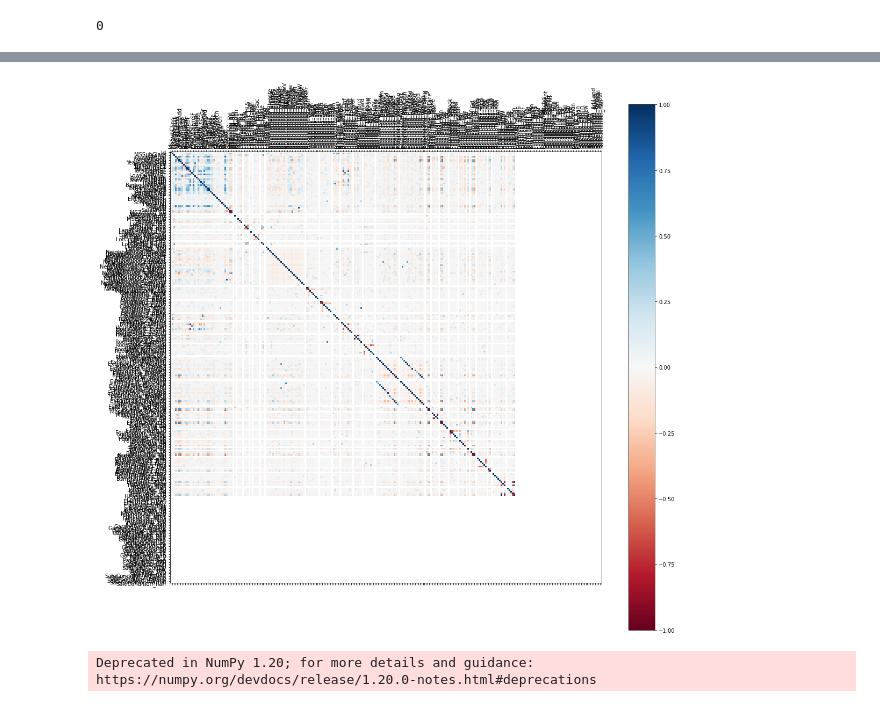
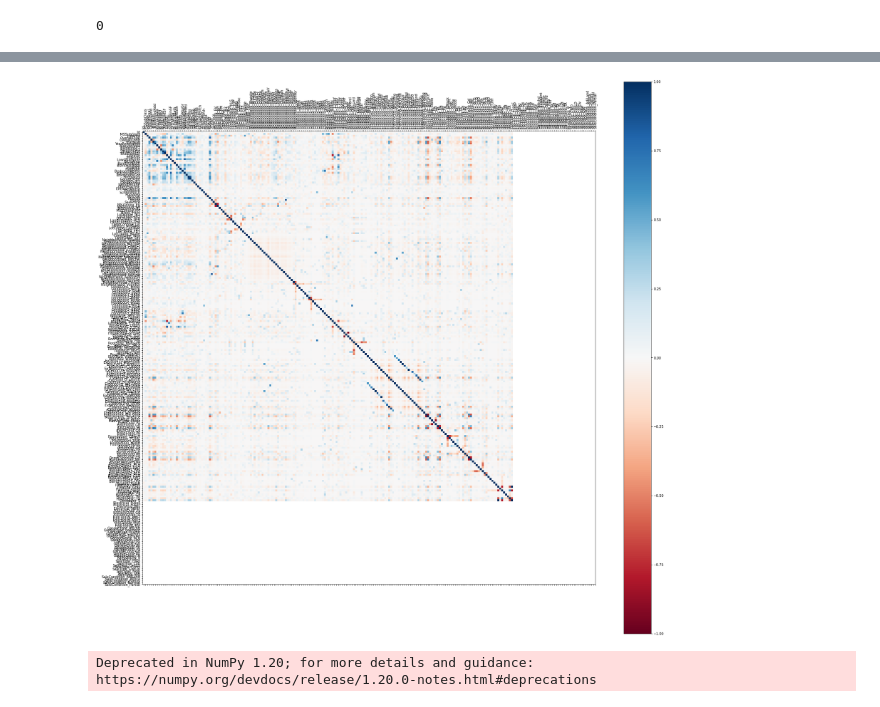
Before and after one commit to havaledar/House-prices-kaggle-6100, a Jupyter notebook: House_prices_categorical dummied.ipynb, the cells around one changed output, grey strips where cells are left out. Saved outputs shown, nothing was run; the diff lists cells and outputs as text; code cells hidden in the pictures.

```diff
--- a/House_prices_categorical dummied.ipynb
+++ b/House_prices_categorical dummied.ipynb
@@ -91,16 +71,18 @@ data=df_train_filled
 # %%
-corr = data.corr()
+corr = df_train_filled.corr()
 fig = plt.figure()
 ax = fig.add_subplot(111)
 cax = ax.matshow(corr,cmap='RdBu', vmin=-1, vmax=1)
 fig.colorbar(cax)
-ticks = np.arange(0,len(data.columns),1)
+ticks = np.arange(0,len(df_train_filled.columns),1)
 ax.set_xticks(ticks)
 plt.xticks(rotation=90)
 ax.set_yticks(ticks)
-ax.set_xticklabels(data.columns)
-ax.set_yticklabels(data.columns)
-fig.set_size_inches(18, 18)
+ax.set_xticklabels(df_train_filled.columns)
+ax.set_yticklabels(df_train_filled.columns)
+fig.set_size_inches(30, 30)
 plt.show()
+
+#todo: why last rows does not appear in the correlation graph and matrix
 # %% [output]
-[figure, old version]
+[figure, new version]
```
Also changed, not shown: parts of 5 cells of this notebook.
